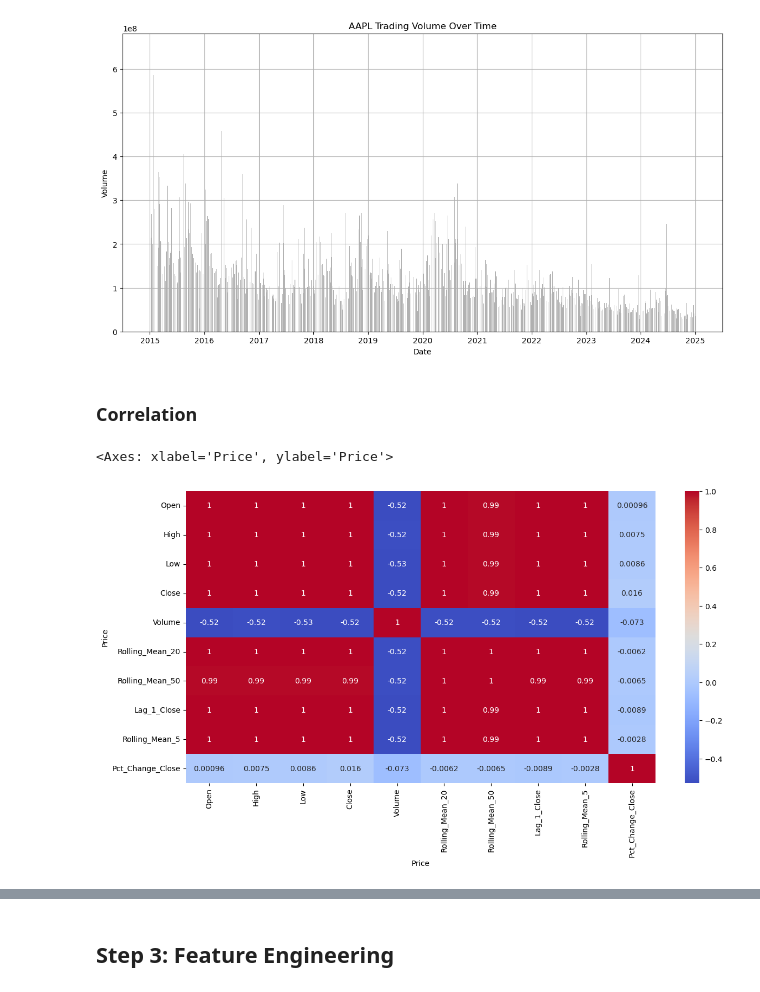
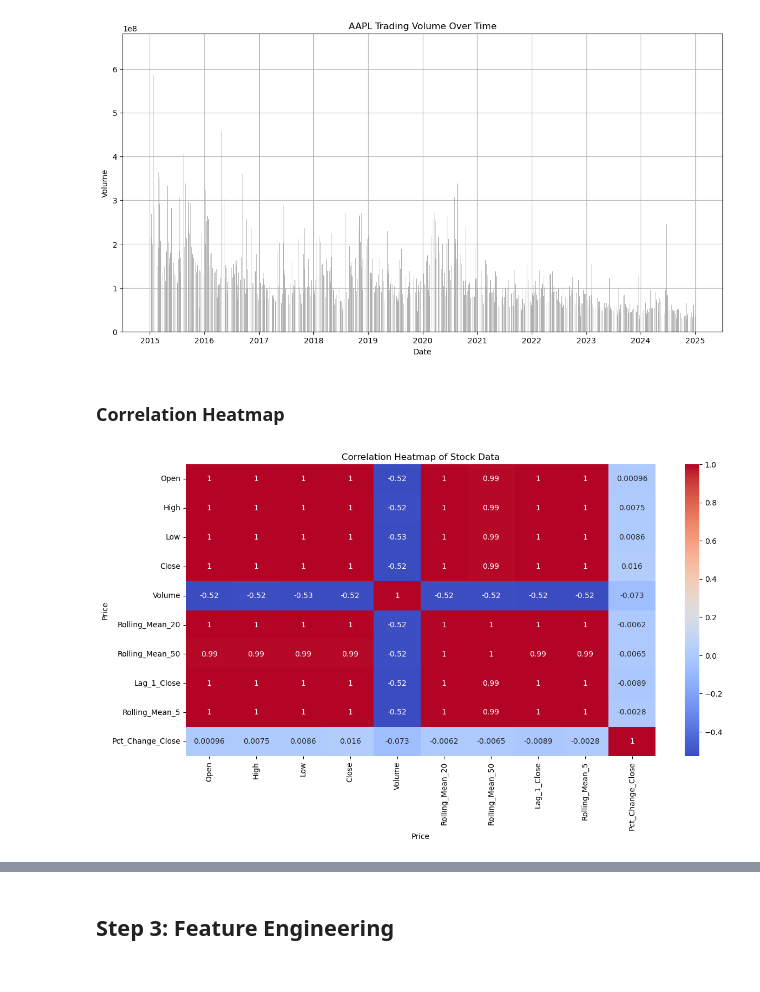
Before and after one commit to saksham3232/Stock-Price-Prediction-Analysis, a Jupyter notebook: stock_price_prediction.ipynb, the cells around one changed output, grey strips where cells are left out. Drawn from its saved outputs; the diff is of its cells as text; code cells hidden in the pictures.

Commit message:
adding more plots

```diff
--- a/stock_price_prediction.ipynb
+++ b/stock_price_prediction.ipynb
@@ -146,10 +146,11 @@ plt.show()
 # %% [output]
 [figure]
 # %% [markdown]
-### Correlation
+### Correlation Heatmap
 # %%
 plt.figure(figsize=(14, 7))
-sns.heatmap(stock_data.corr(), annot=True, cmap='coolwarm',linecolor='black')
+sns.heatmap(stock_data.corr(), annot=True, cmap='coolwarm', linecolor='black')
+plt.title('Correlation Heatmap of Stock Data')
+plt.show()
 # %% [output]
-<Axes: xlabel='Price', ylabel='Price'>
-[figure, old version]
+[figure, new version]
```
Also changed, not shown: parts of 9 cells of this notebook.
